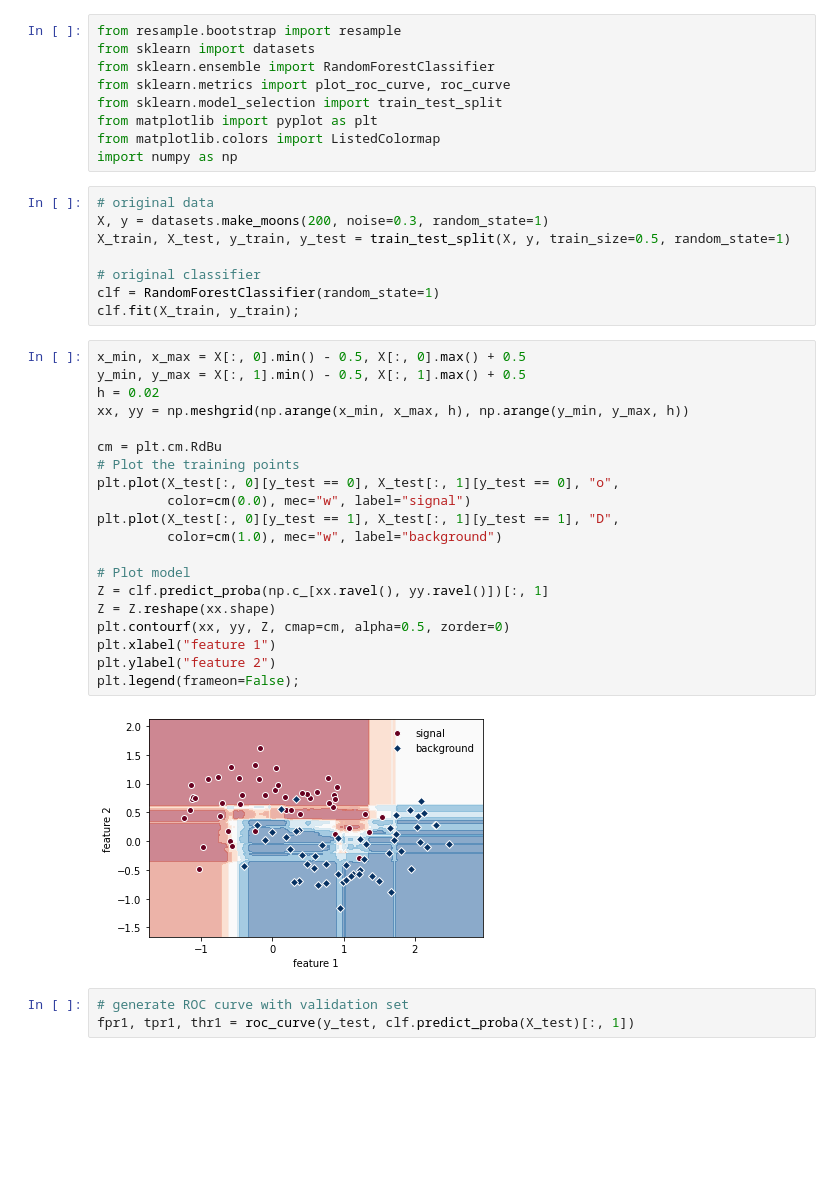
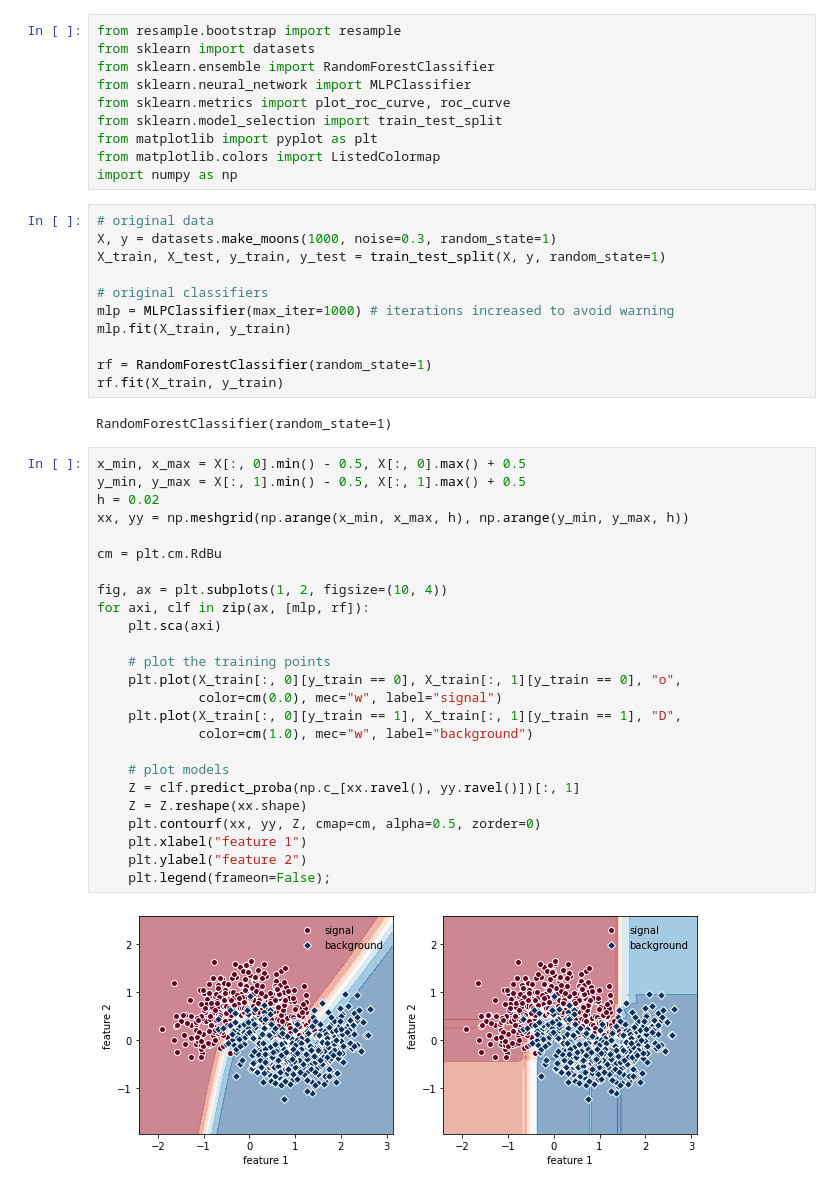
Before and after one commit to scikit-hep/resample, a Jupyter notebook: notebooks/sklearn.ipynb, the cells around one changed output. Drawn from its saved outputs; the diff is of its cells as text; blank space fills up the shorter version.

Commit message:
improve sklearn example

```diff
--- a/notebooks/sklearn.ipynb
+++ b/notebooks/sklearn.ipynb
@@ -2,6 +10,7 @@
 from resample.bootstrap import resample
 from sklearn import datasets
 from sklearn.ensemble import RandomForestClassifier
+from sklearn.neural_network import MLPClassifier
 from sklearn.metrics import plot_roc_curve, roc_curve
 from sklearn.model_selection import train_test_split
 from matplotlib import pyplot as plt
@@ -9,34 +18,41 @@ from matplotlib.colors import ListedColormap
 import numpy as np
 # %%
 # original data
-X, y = datasets.make_moons(200, noise=0.3, random_state=1)
-X_train, X_test, y_train, y_test = train_test_split(X, y, train_size=0.5, random_state=1)
+X, y = datasets.make_moons(1000, noise=0.3, random_state=1)
+X_train, X_test, y_train, y_test = train_test_split(X, y, random_state=1)
 
-# original classifier
-clf = RandomForestClassifier(random_state=1)
-clf.fit(X_train, y_train);
+# original classifiers
+mlp = MLPClassifier(max_iter=1000) # iterations increased to avoid warning
+mlp.fit(X_train, y_train)
+
+rf = RandomForestClassifier(random_state=1)
+rf.fit(X_train, y_train)
+# %% [output]
+RandomForestClassifier(random_state=1)
 # %%
 x_min, x_max = X[:, 0].min() - 0.5, X[:, 0].max() + 0.5
 y_min, y_max = X[:, 1].min() - 0.5, X[:, 1].max() + 0.5
 h = 0.02
 xx, yy = np.meshgrid(np.arange(x_min, x_max, h), np.arange(y_min, y_max, h))
 
 cm = plt.cm.RdBu
-# Plot the training points
-plt.plot(X_test[:, 0][y_test == 0], X_test[:, 1][y_test == 0], "o",
-         color=cm(0.0), mec="w", label="signal")
-plt.plot(X_test[:, 0][y_test == 1], X_test[:, 1][y_test == 1], "D",
-         color=cm(1.0), mec="w", label="background")
 
-# Plot model
-Z = clf.predict_proba(np.c_[xx.ravel(), yy.ravel()])[:, 1]
-Z = Z.reshape(xx.shape)
-plt.contourf(xx, yy, Z, cmap=cm, alpha=0.5, zorder=0)
-plt.xlabel("feature 1")
-plt.ylabel("feature 2")
-plt.legend(frameon=False);
+fig, ax = plt.subplots(1, 2, figsize=(10, 4))
+for axi, clf in zip(ax, [mlp, rf]):
+    plt.sca(axi)
+
+    # plot the training points
+    plt.plot(X_train[:, 0][y_train == 0], X_train[:, 1][y_train == 0], "o",
+             color=cm(0.0), mec="w", label="signal")
+    plt.plot(X_train[:, 0][y_train == 1], X_train[:, 1][y_train == 1], "D",
+             color=cm(1.0), mec="w", label="background")
+
+    # plot models
+    Z = clf.predict_proba(np.c_[xx.ravel(), yy.ravel()])[:, 1]
+    Z = Z.reshape(xx.shape)
+    plt.contourf(xx, yy, Z, cmap=cm, alpha=0.5, zorder=0)
+    plt.xlabel("feature 1")
+    plt.ylabel("feature 2")
+    plt.legend(frameon=False);
 # %% [output]
-[figure, old version]
+[figure, new version]
-# %%
-# generate ROC curve with validation set
-fpr1, tpr1, thr1 = roc_curve(y_test, clf.predict_proba(X_test)[:, 1])
```
Also changed, not shown: parts of 6 cells of this notebook.
